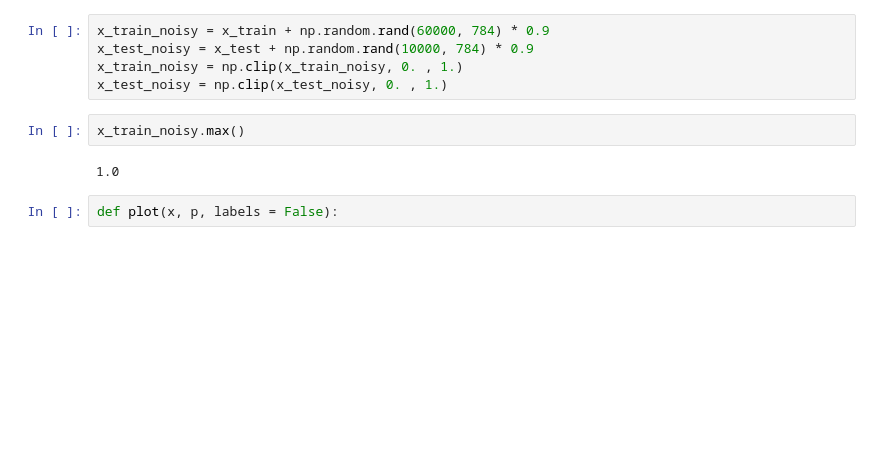
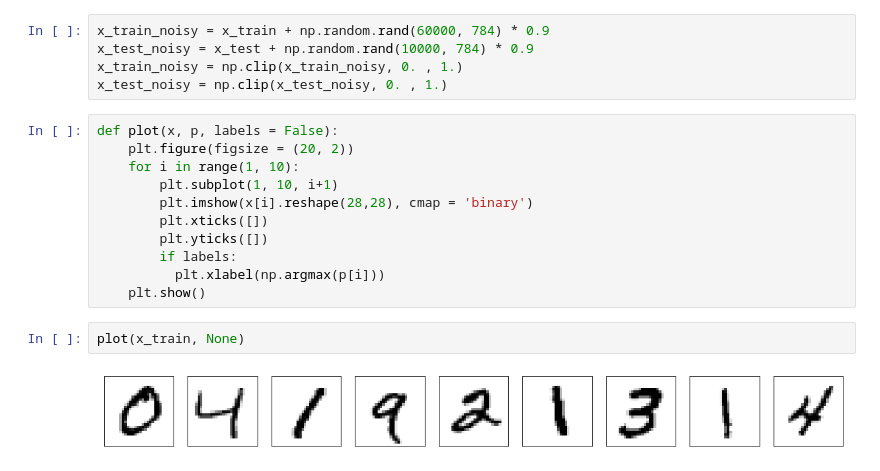
Before and after one commit to chitranshp/Image-noise-reduction, a Jupyter notebook: Denoising_images_using_autoencoder.ipynb, the cells around one changed output. Drawn from its saved outputs; the diff is of its cells as text; blank space fills up the shorter version.

```diff
--- a/Denoising_images_using_autoencoder.ipynb
+++ b/Denoising_images_using_autoencoder.ipynb
@@ -21,9 +21,18 @@ x_train_noisy = x_train + np.random.rand(60000, 784) * 0.9
 x_test_noisy = x_test + np.random.rand(10000, 784) * 0.9
 x_train_noisy = np.clip(x_train_noisy, 0. , 1.)
 x_test_noisy = np.clip(x_test_noisy, 0. , 1.)
-# %%
-x_train_noisy.max()
-# %% [output]
-1.0
-# %%
-def plot(x, p, labels = False):
+# %%
+def plot(x, p, labels = False):
+    plt.figure(figsize = (20, 2))
+    for i in range(1, 10):
+        plt.subplot(1, 10, i+1)
+        plt.imshow(x[i].reshape(28,28), cmap = 'binary')
+        plt.xticks([])
+        plt.yticks([])
+        if labels:
+          plt.xlabel(np.argmax(p[i]))
+    plt.show()
+# %%
+plot(x_train, None)
+# %% [output]
+[figure, added]
```
Also changed, not shown: parts of 6 cells of this notebook.
